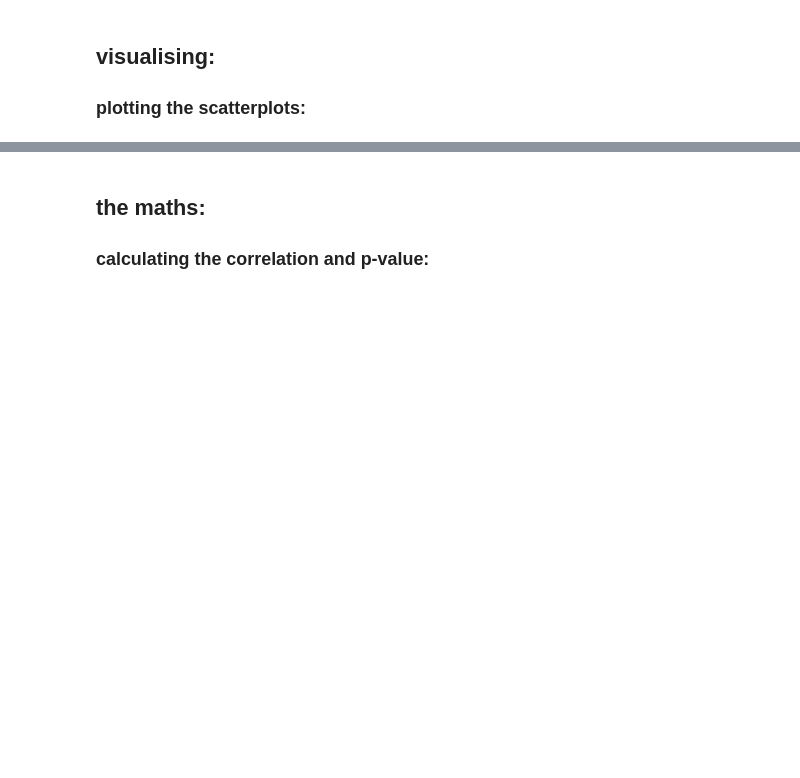
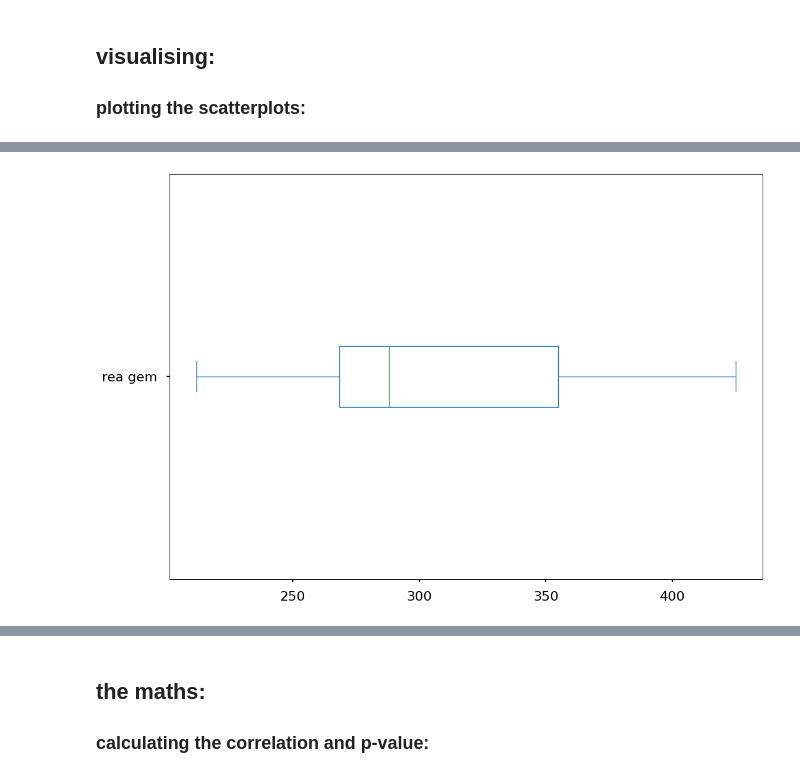
Before and after one commit to tiesk913/PWS, a Jupyter notebook: gata.ipynb, the cells around one changed output, grey strips where cells are left out. Cells and saved outputs as stored; diff of their text form; code cells hidden in the pictures; blank space fills up the shorter version.

```diff
--- a/gata.ipynb
+++ b/gata.ipynb
@@ -80,0 +120,4 @@ Text(0.5, 0, 'Reactiesnelheid (milliseconden)')
+# %%
+ax = df.plot(kind="box",y="rea gem", vert=False)
+# %% [output]
+[figure, added]
```
Also changed, not shown: parts of 10 cells of this notebook.
